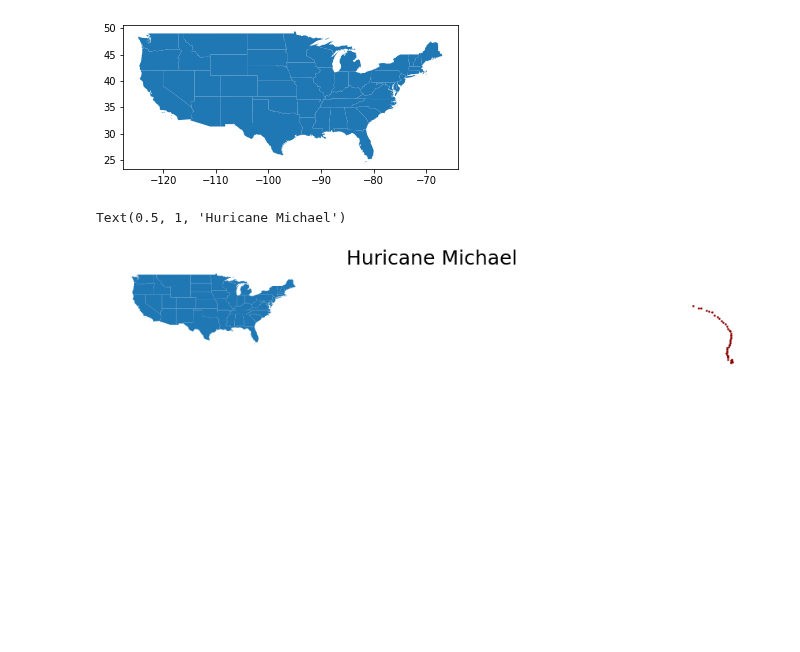
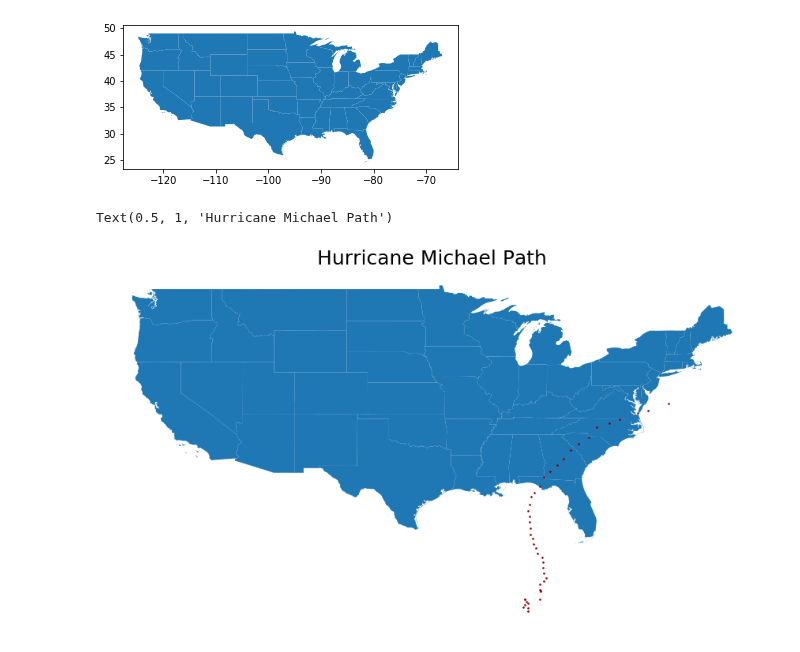
Before and after one commit to prasantib/docsaiprassu, a Jupyter notebook: geolocation exercise.ipynb, the cells around one changed output. Drawn from its saved outputs; the diff is of its cells as text; code cells hidden in the pictures; blank space fills up the shorter version.

```diff
--- a/geolocation exercise.ipynb
+++ b/geolocation exercise.ipynb
@@ -63,3 +63,5 @@ Name              45
 Received          45
 Forecaster        45
 dtype: int64
+# %%
+michaeldf['Long'] = 0 - michaeldf['Long']
@@ -181,17 +203,17 @@ map48.plot()
 # %%
 fig, ax = plt.subplots(1, figsize=(15,10))
 
 #this is the map
 basemap = map48.plot(ax=ax)
 
 #plot coordinates on top of map graph
 geo_michael.plot(ax=basemap, color='darkred', marker=".", markersize=10)
 
 #take off axis numbers
 ax.axis('off')
 
 #put title on map
-ax.set_title("Huricane Michael", fontsize=25, fontweight=3)
+ax.set_title("Hurricane Michael Path", fontsize=25, fontweight=3)
 # %% [output]
-Text(0.5, 1, 'Huricane Michael')
+Text(0.5, 1, 'Hurricane Michael Path')
-[figure, old version]
+[figure, new version]
```
Also changed, not shown: parts of 4 cells of this notebook.
